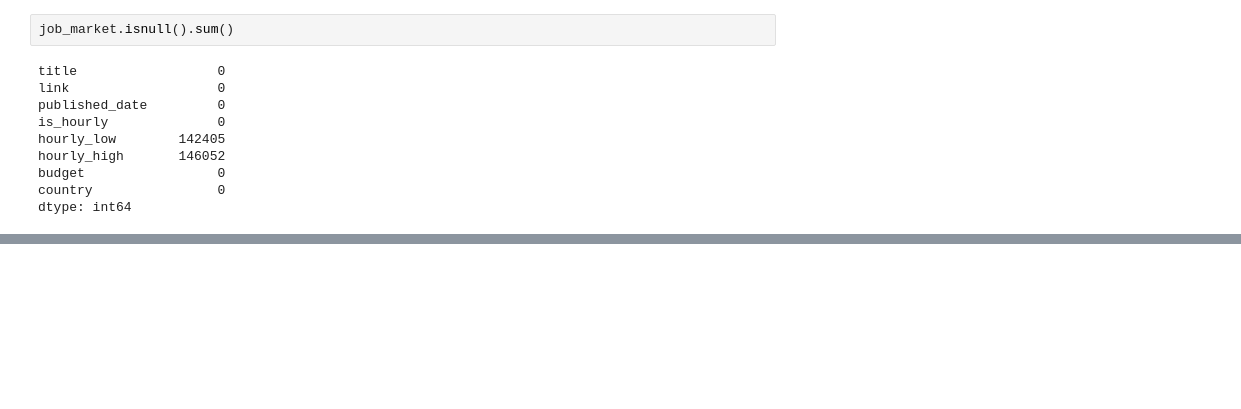
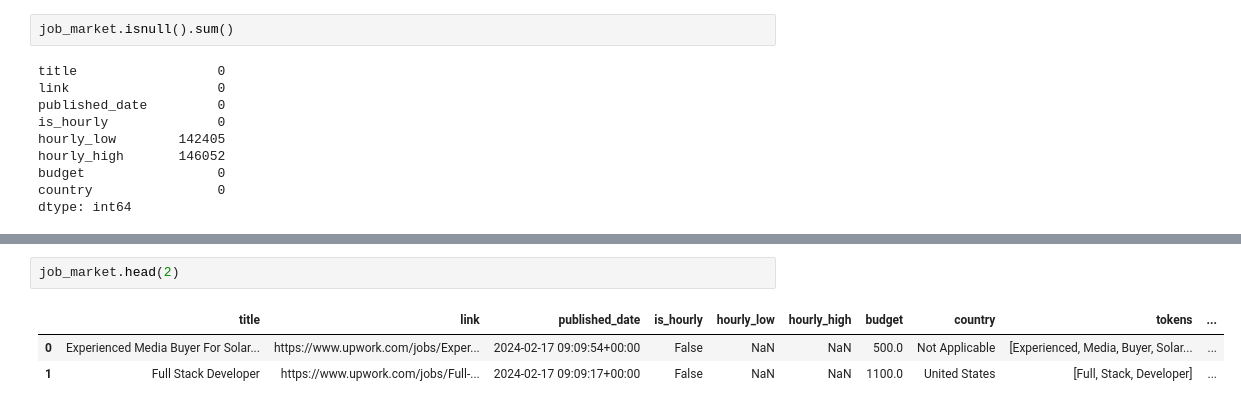
Before and after one commit to Hemamagam/Job-Market-Analysis---Recommendation-System, a Jupyter notebook: Job_Market_Analysis.ipynb, the cells around one changed output, grey strips where cells are left out. Drawn from its saved outputs; the diff is of its cells as text; blank space fills up the shorter version.

```diff
--- a/Job_Market_Analysis.ipynb
+++ b/Job_Market_Analysis.ipynb
@@ -90,0 +207,6 @@ dtype: int64
+# %%
+job_market.head(2)
+# %% [output]
+|  | title | link | published_date | is_hourly | hourly_low | hourly_high | budget | country | tokens | ... |
+| 0 | Experienced Media Buyer For Solar... | https://www.upwork.com/jobs/Exper... | 2024-02-17 09:09:54+00:00 | False | NaN | NaN | 500.0 | Not Applicable | [Experienced, Media, Buyer, Solar... | ... |
+| 1 | Full Stack Developer | https://www.upwork.com/jobs/Full-... | 2024-02-17 09:09:17+00:00 | False | NaN | NaN | 1100.0 | United States | [Full, Stack, Developer] | ... |
```
Also changed, not shown: parts of 17 cells of this notebook.
